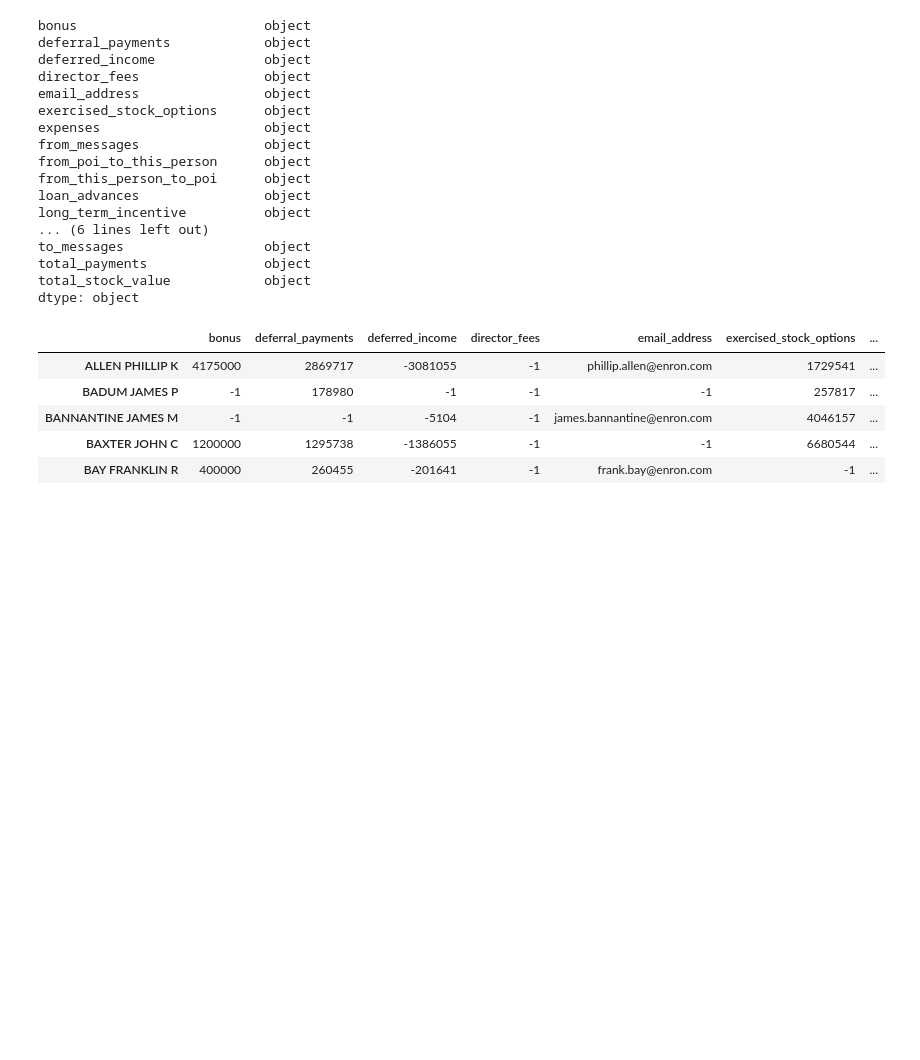
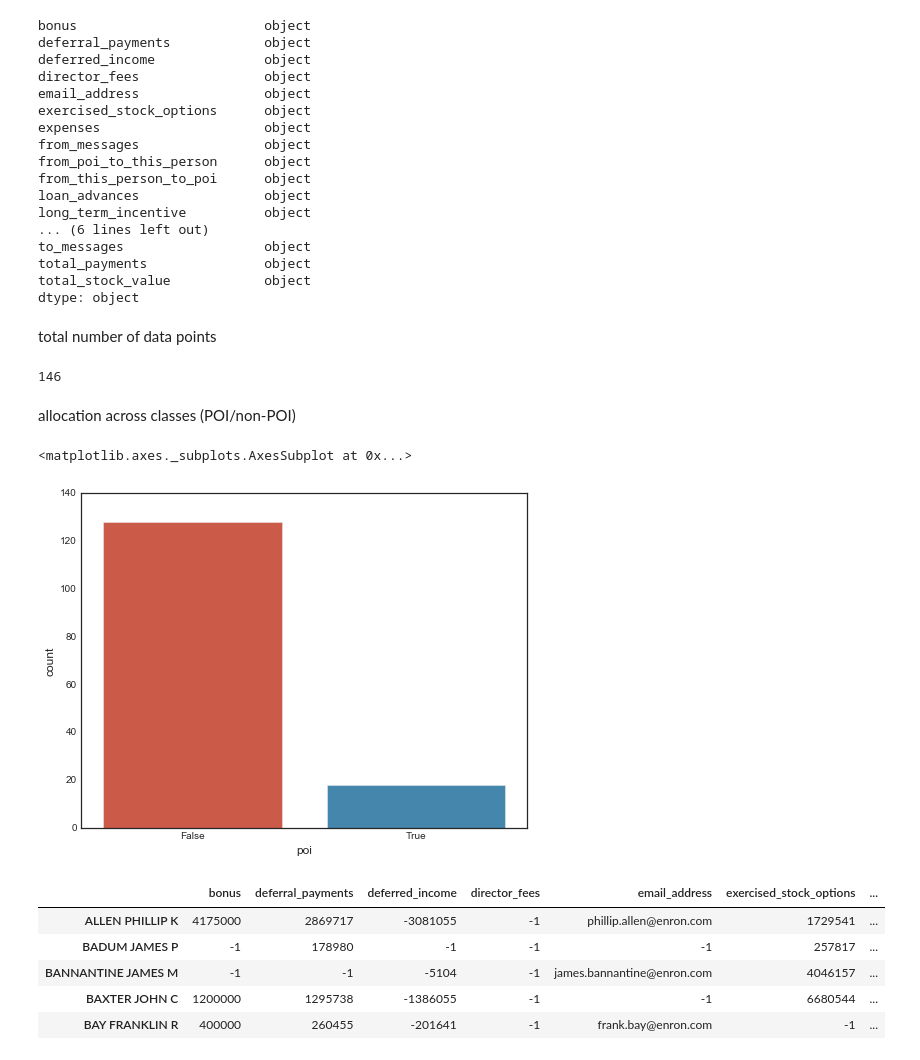
Before and after one commit to lasershow/DAND-ML, a Jupyter notebook: final_project/project.ipynb, the cells around one changed output. Saved outputs shown, nothing was run; the diff lists cells and outputs as text; code cells hidden in the pictures; blank space fills up the shorter version.

```diff
--- a/final_project/project.ipynb
+++ b/final_project/project.ipynb
@@ -149,6 +149,19 @@ to_messages                  object
 total_payments               object
 total_stock_value            object
 dtype: object
+# %% [markdown]
+total number of data points
+# %%
+df.shape[0]
+# %% [output]
+146
+# %% [markdown]
+allocation across classes (POI/non-POI)
+# %%
+sns.countplot(df['poi'])
+# %% [output]
+<matplotlib.axes._subplots.AxesSubplot at 0x...>
+[figure, added]
 # %%
 # df = df.where(df != "NaN", pd.np.nan)
 df = df.where(df != "NaN", -1)
```
Also changed, not shown: parts of 34 cells of this notebook.
